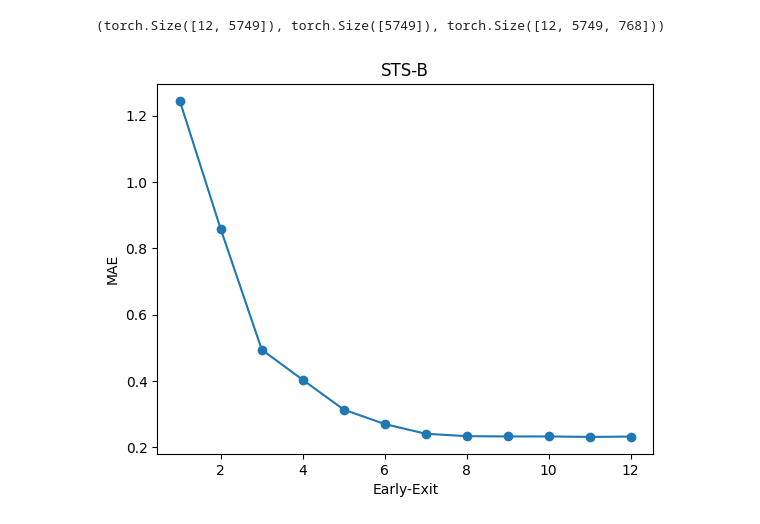
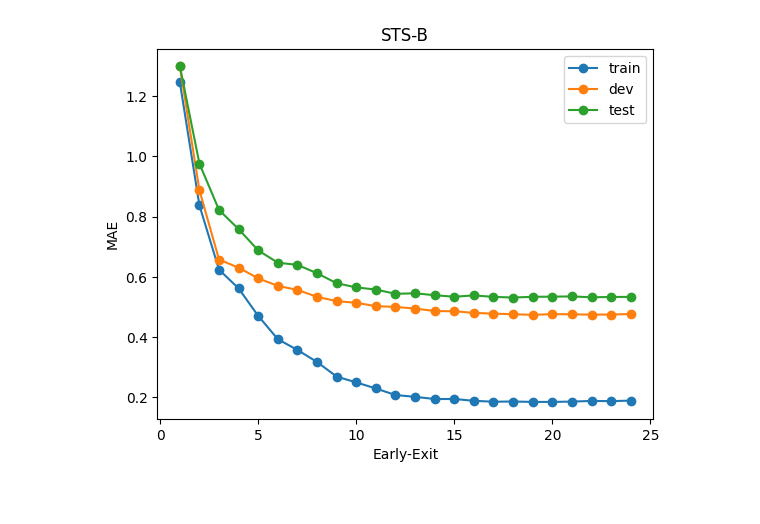
Before and after one commit to metodj/PABEE, a Jupyter notebook: sts-b.ipynb, the cells around one changed output. Saved outputs shown, nothing was run; the diff lists cells and outputs as text; code cells hidden in the pictures.

```diff
--- a/sts-b.ipynb
+++ b/sts-b.ipynb
@@ -2,13 +2,3 @@
 import torch
 import numpy as np
 import matplotlib.pyplot as plt
-# %%
-# preds = torch.load('output/sts-b/logits.pt')
-# preds = preds.squeeze()
-# targets = torch.load('output/sts-b/targets.pt')
-# h_arr = torch.load('output/sts-b/h.pt')
-
-preds = torch.load('output/sts-b/logits_train.pt')
-preds = preds.squeeze()
-targets = torch.load('output/sts-b/targets_train.pt')
-h_arr = torch.load('output/sts-b/h_train.pt')
@@ -17,4 +4,0 @@ L, N = preds.shape
-# %%
-preds.shape, targets.shape, h_arr.shape
-# %% [output]
-(torch.Size([12, 5749]), torch.Size([5749]), torch.Size([12, 5749, 768]))
@@ -24,10 +5,34 @@ mae = torch.abs(preds - targets).mean(dim=1).cpu().numpy()
 # %%
-# plot mae on y axis and early-exit index on x axis
+# MODEL = 'sts-b'
+# MODEL = 'sts-b-qr'
+MODEL = 'sts-b-large'
 
-plt.plot([l + 1 for l in range(L)], mae, marker='o')
+for data_type in ['train', 'dev', 'test']:
+
+    preds = torch.load(f'output/{MODEL}/logits_{data_type}.pt')
+    if 'qr' in MODEL:
+        preds = preds.mean(axis=2)
+    else:
+        preds = preds.squeeze()
+    targets = torch.load(f'output/{MODEL}/targets_{data_type}.pt')
+    h_arr = torch.load(f'output/{MODEL}/h_{data_type}.pt')
+
+    L, N = preds.shape
+
+
+    preds.shape, targets.shape, h_arr.shape
+
+    # compute MAE for each dimension of preds
+    mae = torch.abs(preds - targets).mean(dim=1).cpu().numpy()
+
+    # plot mae on y axis and early-exit index on x axis
+
+    plt.plot([l + 1 for l in range(L)], mae, marker='o', label=data_type)
+
+plt.legend()
 plt.xlabel('Early-Exit')
 plt.ylabel('MAE')
 plt.title('STS-B')
 plt.show()
 # %% [output]
-[figure, old version]
+[figure, new version]
```
Also changed, not shown: parts of 2 cells of this notebook, 2 other files.
